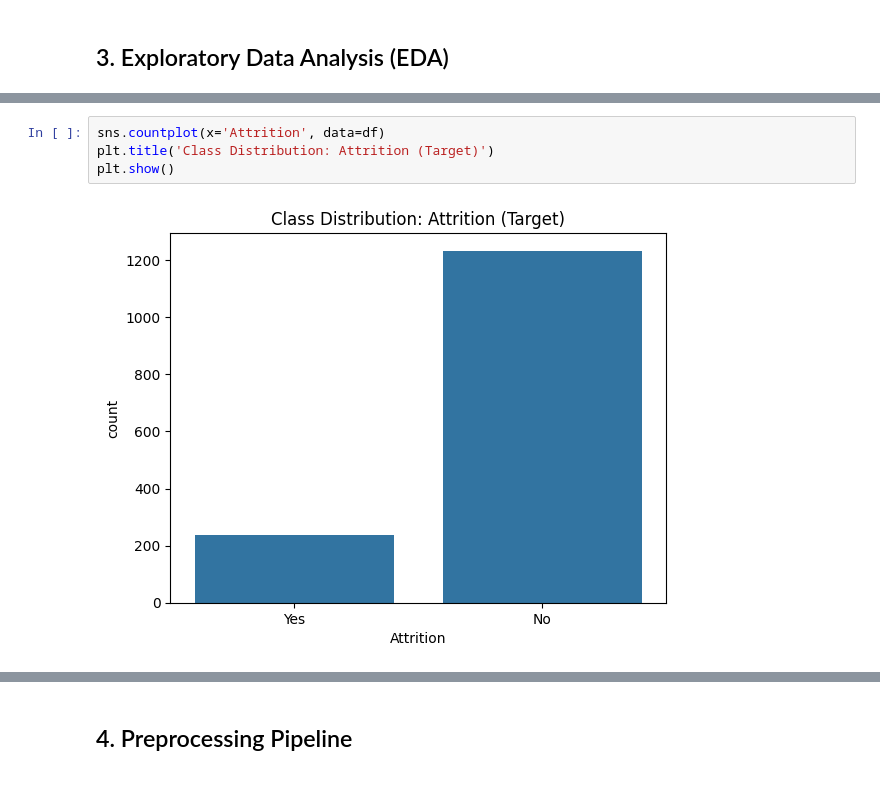
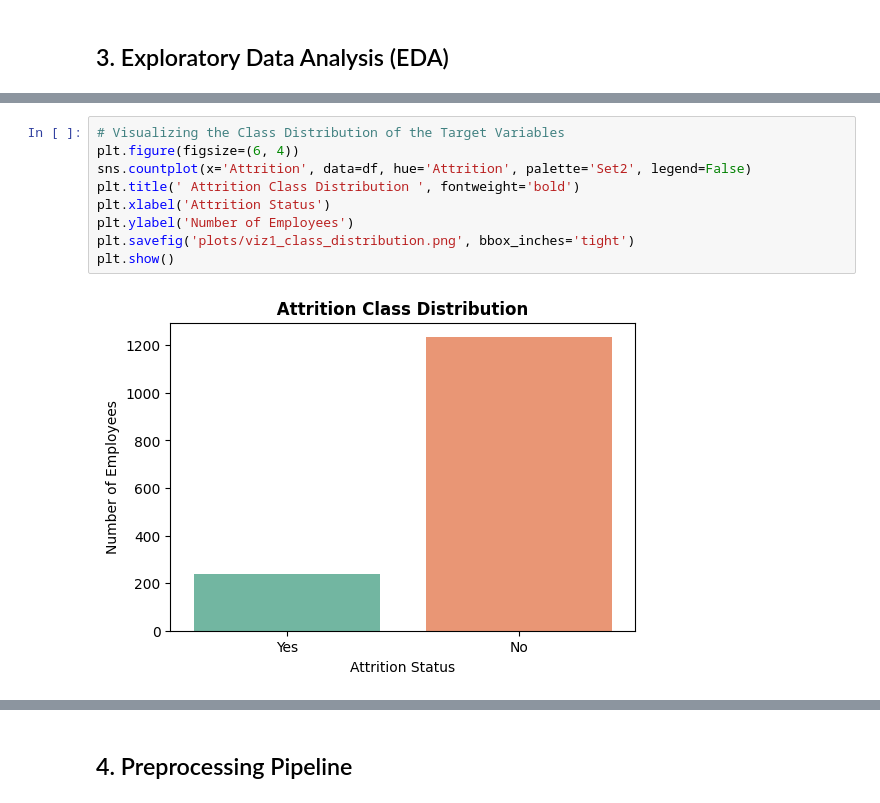
Before and after one commit to K0alaxy/SWE485-G2-Phase1, a Jupyter notebook: Phase1_Data_Exploration.ipynb, the cells around one changed output, grey strips where cells are left out. Cells and saved outputs as stored; diff of their text form.

```diff
--- a/Phase1_Data_Exploration.ipynb
+++ b/Phase1_Data_Exploration.ipynb
@@ -42,6 +29,11 @@ max                  15.000000             17.000000
 # %%
-sns.countplot(x='Attrition', data=df)
-plt.title('Class Distribution: Attrition (Target)')
+# Visualizing the Class Distribution of the Target Variables
+plt.figure(figsize=(6, 4))
+sns.countplot(x='Attrition', data=df, hue='Attrition', palette='Set2', legend=False)
+plt.title(' Attrition Class Distribution ', fontweight='bold')
+plt.xlabel('Attrition Status')
+plt.ylabel('Number of Employees')
+plt.savefig('plots/viz1_class_distribution.png', bbox_inches='tight')
 plt.show()
 # %% [output]
-[figure, old version]
+[figure, new version]
```
Also changed, not shown: parts of 9 cells of this notebook, 4 other files.
